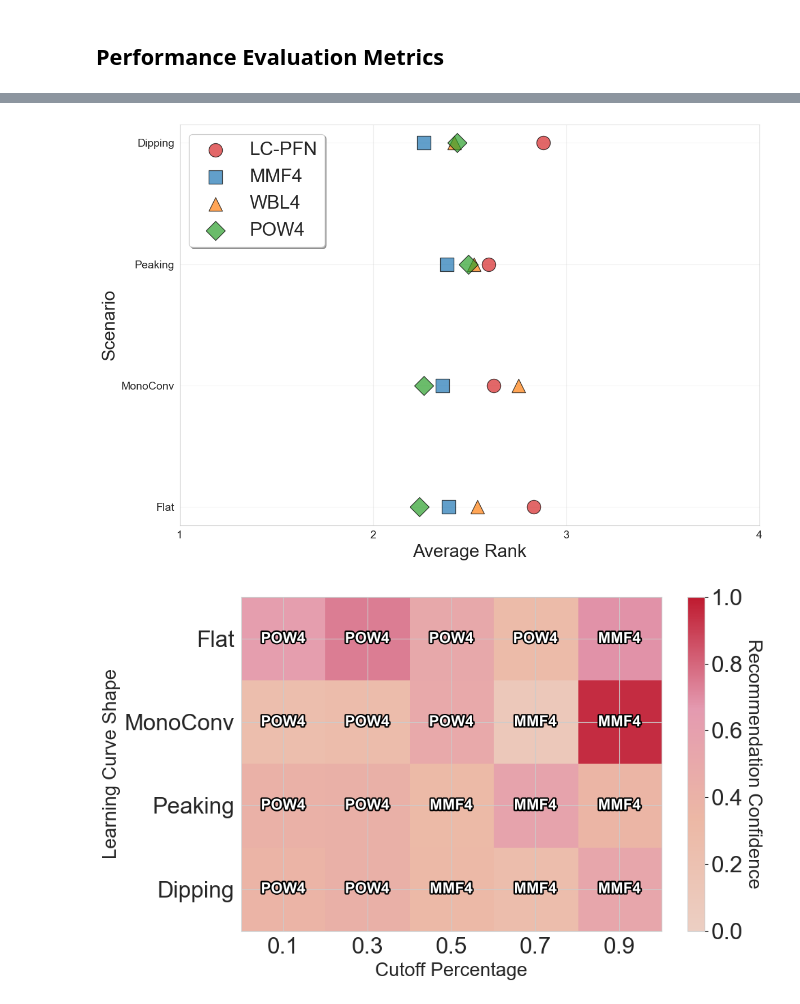
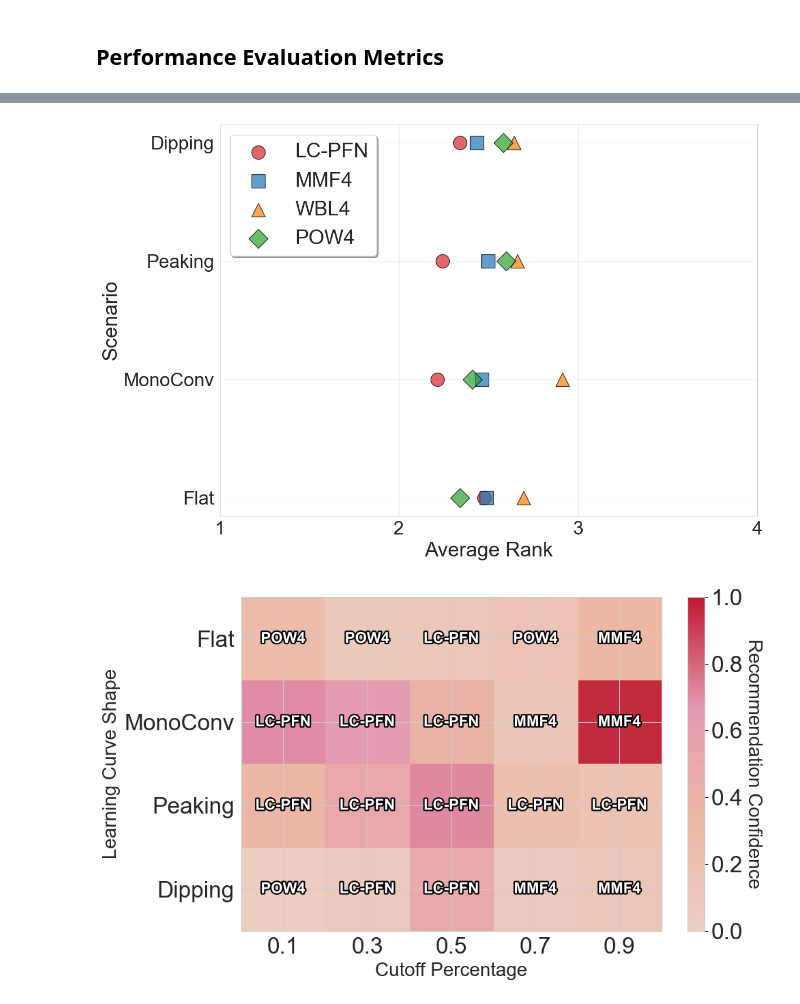
Before and after one commit to adelinacazacu/Extrapolating-Learning-Curves-When-Do-Neural-Networks-Outperform-Parametric-Models-, a Jupyter notebook: experiment2/experiment2_shape_evaluation_parametric_vs_lcpfn.ipynb, the cells around one changed output, grey strips where cells are left out. Saved outputs shown, nothing was run; the diff lists cells and outputs as text; code cells hidden in the pictures.

```diff
--- a/experiment2/experiment2_shape_evaluation_parametric_vs_lcpfn.ipynb
+++ b/experiment2/experiment2_shape_evaluation_parametric_vs_lcpfn.ipynb
@@ -172,8 +174,8 @@ SVM_poly curves in training set: 211
 # %% [markdown]
 Import trained model.
 # %%
-model_name = 'lcpfn_model_exp2_140_512_12_1000_0.0001_250_800.pth'
-model = torch.load(f'../trained_models/exp2_140_512_12_1000_0.0001_250_800/{model_name}', weights_only=False)
+model_name = 'lcpfn_model_exp2_140_512_12_1000_0.0001_100_1000.pth'
+model = torch.load(f'../trained_models/exp2_140_512_12_1000_0.0001_100_1000/{model_name}', weights_only=False)
 model.eval()
 # %% [output]
 TransformerModel(
@@ -468,6 +470,6 @@ def compare_extrapolations(curve_idx, data, anchor_sizes, lcpfn_model, min_point
 
     return fig
 # %%
-fig = compare_extrapolations(curve_idx=220, data=test_curves, anchor_sizes=ANCHOR_SIZE, lcpfn_model=model, cutoff_percentage=0.8)
+fig = compare_extrapolations(curve_idx=560, data=test_curves, anchor_sizes=ANCHOR_SIZE, lcpfn_model=model, cutoff_percentage=0.8)
 plt.show()
 # %% [output]
@@ -716,7 +718,7 @@ else:
         sample_size=sample_size
     )
 # %%
-file_path = Path(f'learning_curve_extrapolation_results_200_samples_lcpfn_model_exp2_140_512_12_1000_0.0001_250_800.csv')
+file_path = Path(f'learning_curve_extrapolation_results_200_samples_lcpfn_model_exp2_140_512_12_1000_0.0001_100_1000.csv')
 results_df = pd.read_csv(file_path)
 
 df = results_df
@@ -934,6 +936,10 @@ def create_compact_shape_cutoff_boxplots(df, metric='SMAPE', figsize=(12, 4)):
         'Dipping': dipping_learner_indices
     }
 
+    df_log = df.copy()
+    log_metric = f'log_{metric}'
+    df_log[log_metric] = np.log10(df_log[metric])
+
     fig, axes = plt.subplots(1, 4, figsize=figsize, facecolor='white', sharey=True)
     fig.suptitle(f'{metric} Performance Across LC Shapes and Cutoff Percentages',
                  fontsize=12, fontweight='bold', y=0.95)
@@ -951,8 +957,8 @@ def create_compact_shape_cutoff_boxplots(df, metric='SMAPE', figsize=(12, 4)):
 
         ax.set_title(scenario, fontweight='bold', fontsize=10)
         ax.set_xlabel('Cutoff %', fontsize=9)
-        ax.set_ylabel(f'{metric} (%)' if metric == 'SMAPE' and idx == 0 else
-                     f'{metric}' if metric == 'MASE' and idx == 0 else '', fontsize=9)
+        ax.set_ylabel(f'Log₁₀({metric}) Performance' if metric == 'SMAPE' and idx == 0 else
+                     f'Log₁₀({metric}) Performance' if metric == 'MASE' and idx == 0 else '', fontsize=9)
 
         cutoff_labels = [f'{int(float(label.get_text())*100)}%' for label in ax.get_xticklabels()]
         ax.set_xticklabels(cutoff_labels, rotation=45)
@@ -1117,8 +1123,8 @@ def plot_shape_performance_scatter(scenario_results):
 
     fig, ax = plt.subplots(figsize=(12, 8))
     plt.rcParams.update({
-        'xtick.labelsize': 24,
-        'ytick.labelsize': 24
+        'xtick.labelsize': 40,
+        'ytick.labelsize': 40
     })
 
     model_styles = {
@@ -1149,13 +1155,13 @@ def plot_shape_performance_scatter(scenario_results):
 
     ax.set_yticks(range(len(shapes)))
     ax.set_yticklabels(shapes)
-    ax.set_xlim(1.0, 4.0)
+    ax.set_xlim(1.0, 3.75)
     ax.set_xticks([1, 2, 3, 4])
-    ax.set_xlabel('Average Rank', fontsize=23)
-    ax.set_ylabel('Scenario', fontsize=23)
+    ax.set_xlabel('Average Rank', fontsize=26)
+    ax.set_ylabel('Scenario', fontsize=26)
     ax.set_title('', fontsize=14, fontweight='bold')  #Model Performance by Learning Curve Shape
     ax.grid(True, alpha=0.3)
-    ax.legend(bbox_to_anchor=(0, 1), loc='upper left', frameon=True, fancybox=True, shadow=True, fontsize=24)
+    ax.legend(bbox_to_anchor=(0, 1), loc='upper left', frameon=True, fancybox=True, shadow=True, fontsize=26)
 
     plt.tight_layout()
     return fig
@@ -1258,32 +1264,32 @@ def plot_strength_radar(scenario_results):
         for shape in shapes:
             if shape in shape_performance.index:
                 score = (max_rank - shape_performance[shape] + 1) / max_rank
             else:
                 score = 0
             scores.append(score)
         scores += scores[:1]
 
         ax.plot(angles, scores, 'o-', linewidth=3, label=model, color=colors[idx])
         ax.fill(angles, scores, alpha=0.25, color=colors[idx])
 
     ax.set_xticks(angles[:-1])
     ax.set_xticklabels(shapes)
     ax.set_yticks([0.2, 0.4, 0.6, 0.8, 1.0])
     ax.set_yticklabels(['0.2', '0.4', '0.6', '0.8', '1.0'], size=24)
     ax.set_ylim(0, 1)
     ax.set_title('', size=16, fontweight='bold', pad=20)  # Model Strength Profiles Across Learning Curve Shapes
 
     ax.grid(True)
     ax.legend(loc='upper left', bbox_to_anchor=(0, 1), frameon=True, fancybox=True, shadow=True, fontsize=20)
     plt.tight_layout()
     return fig
 
 fig1 = plot_shape_performance_scatter(scenario_results)
 plt.savefig('../visuals - experiment 2/rank_shape.png')
 fig2 = plot_recommendation_matrix(scenario_results)
 plt.savefig('../visuals - experiment 2/recommendation_matrix.png')
 fig3 = plot_strength_radar(scenario_results)
 plt.savefig('../visuals - experiment 2/spider_plot_shape.png')
 # %% [output]
-[figure, old version]
+[figure, new version]
-[figure, old version]
+[figure, new version]
```
Also changed, not shown: parts of 8 cells of this notebook, 25 other files.
